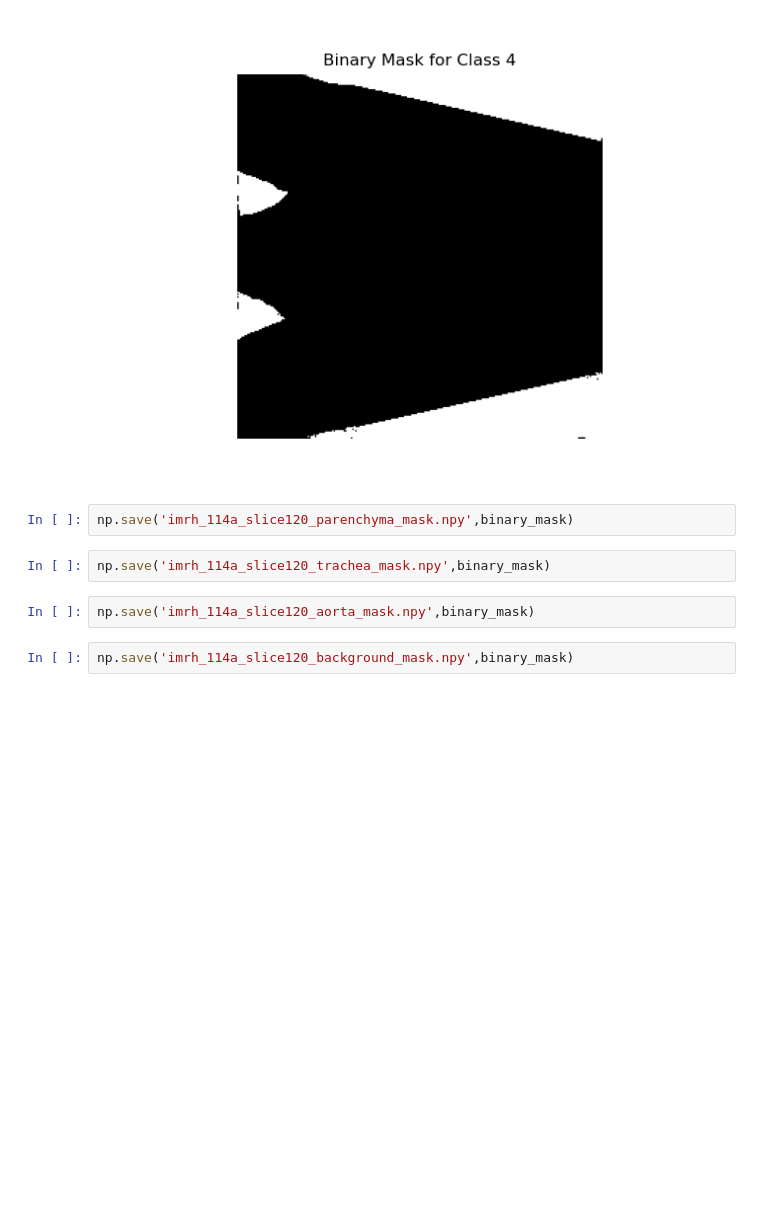
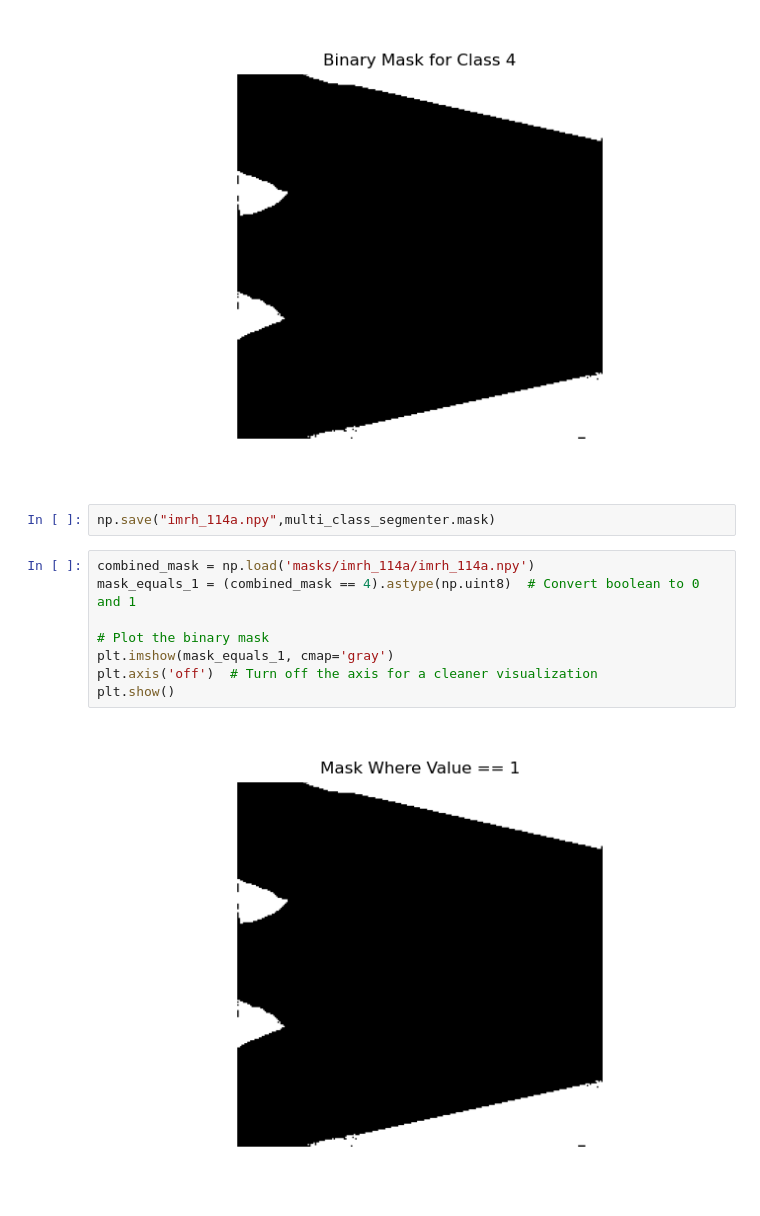
Before and after one commit to akshdeepsandhu/MRI, a Jupyter notebook: src/imoco_metrics/roi_snr.ipynb, the cells around one changed output. Saved outputs shown, nothing was run; the diff lists cells and outputs as text; blank space fills up the shorter version.

Commit message:
updated mask imaging

```diff
--- a/src/imoco_metrics/roi_snr.ipynb
+++ b/src/imoco_metrics/roi_snr.ipynb
@@ -43,10 +38,14 @@ plt.show()
 # %% [output]
 [figure]
 # %%
-np.save('imrh_114a_slice120_parenchyma_mask.npy',binary_mask)
+np.save("imrh_114a.npy",multi_class_segmenter.mask)
-# %%
-np.save('imrh_114a_slice120_trachea_mask.npy',binary_mask)
-# %%
-np.save('imrh_114a_slice120_aorta_mask.npy',binary_mask)
-# %%
-np.save('imrh_114a_slice120_background_mask.npy',binary_mask)
+# %%
+combined_mask = np.load('masks/imrh_114a/imrh_114a.npy')
+mask_equals_1 = (combined_mask == 4).astype(np.uint8)  # Convert boolean to 0 and 1
+
+# Plot the binary mask
+plt.imshow(mask_equals_1, cmap='gray')
+plt.axis('off')  # Turn off the axis for a cleaner visualization
+plt.show()
+# %% [output]
+[figure, added]
```
Also changed, not shown: parts of 6 cells of this notebook, 2 other files.
